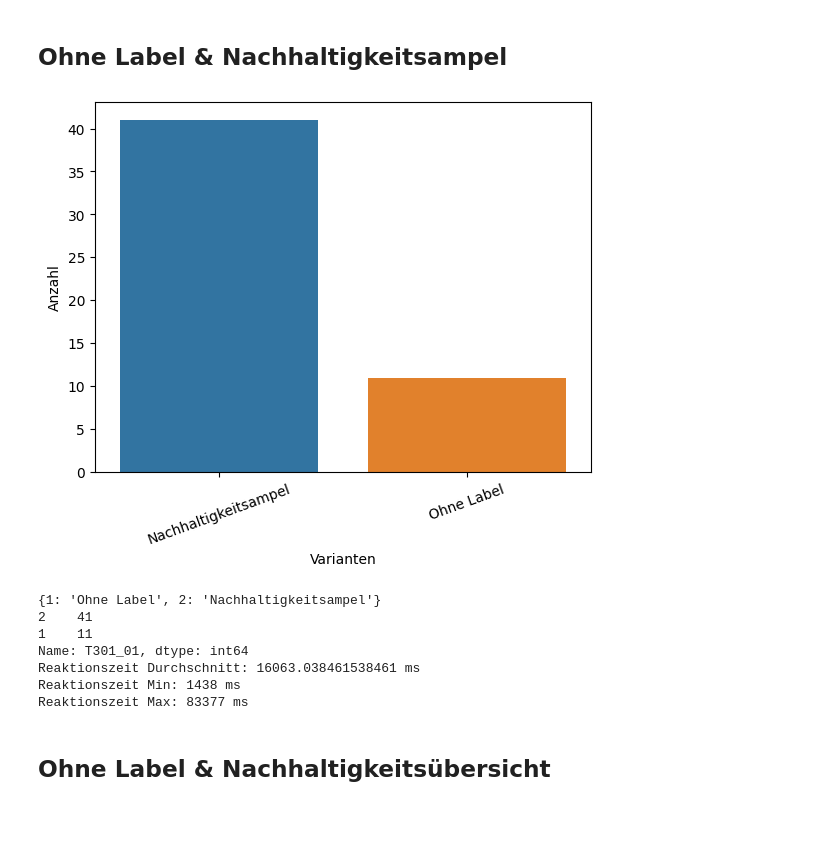
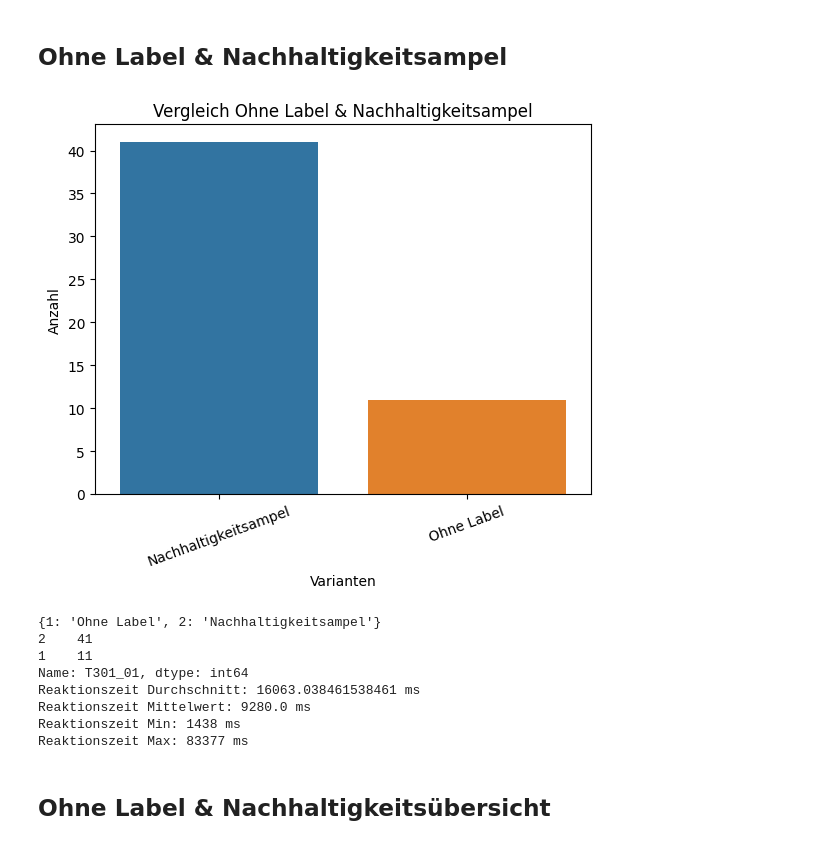
Before and after one commit to erikblank/evaluation_sustainability_study, a Jupyter notebook: auswertung.ipynb, the cells around one changed output. Drawn from its saved outputs; the diff is of its cells as text; code cells hidden in the pictures; blank space fills up the shorter version.

```diff
--- a/auswertung.ipynb
+++ b/auswertung.ipynb
@@ -223,26 +231,29 @@ Name: T206, dtype: int64
 # %%
 values = df['T301_01']
 mapping = {1: 'Ohne Label', 2: 'Nachhaltigkeitsampel'}
 data_mapped = [mapping[x] for x in values]
 sns.countplot(x=data_mapped)
 plt.xlabel('Varianten')
 plt.xticks(rotation=20)
 plt.ylabel('Anzahl')
+plt.title("Vergleich Ohne Label & Nachhaltigkeitsampel")
 plt.show()
 print(mapping)
 print(values.value_counts())
 
 reaction_time = df['T301_01a']
 print(f'Reaktionszeit Durchschnitt: {reaction_time.mean()} ms')
+print(f'Reaktionszeit Mittelwert: {reaction_time.median()} ms')
 print(f'Reaktionszeit Min: {reaction_time.min()} ms')
 print(f'Reaktionszeit Max: {reaction_time.max()} ms')
 # %% [output]
-[figure, old version]
+[figure, new version]
 {1: 'Ohne Label', 2: 'Nachhaltigkeitsampel'}
 2    41
 1    11
 Name: T301_01, dtype: int64
 Reaktionszeit Durchschnitt: 16063.038461538461 ms
+Reaktionszeit Mittelwert: 9280.0 ms
 Reaktionszeit Min: 1438 ms
 Reaktionszeit Max: 83377 ms
 # %% [markdown]
```
Also changed, not shown: parts of 35 cells of this notebook.
